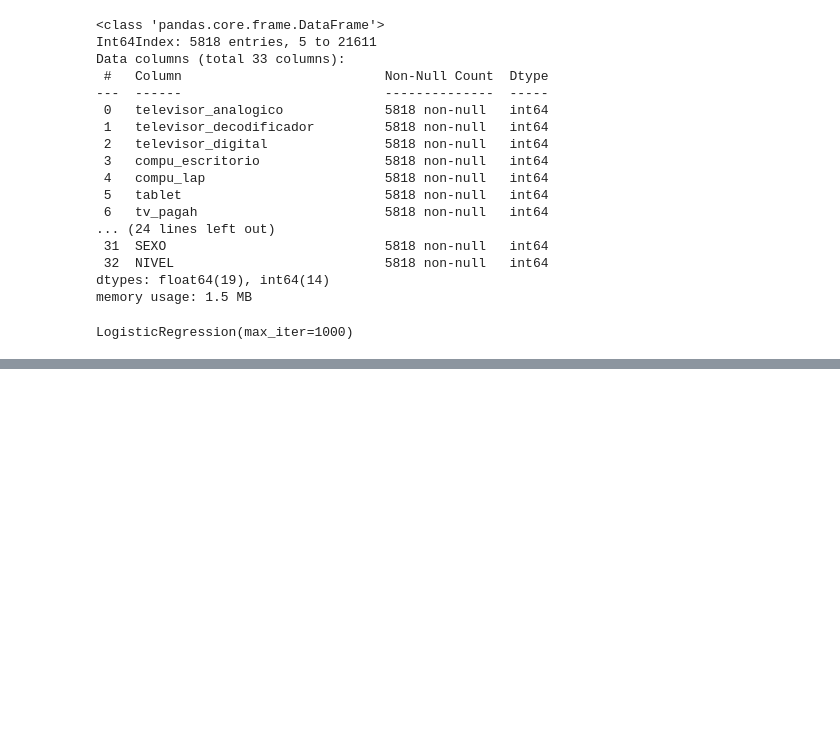
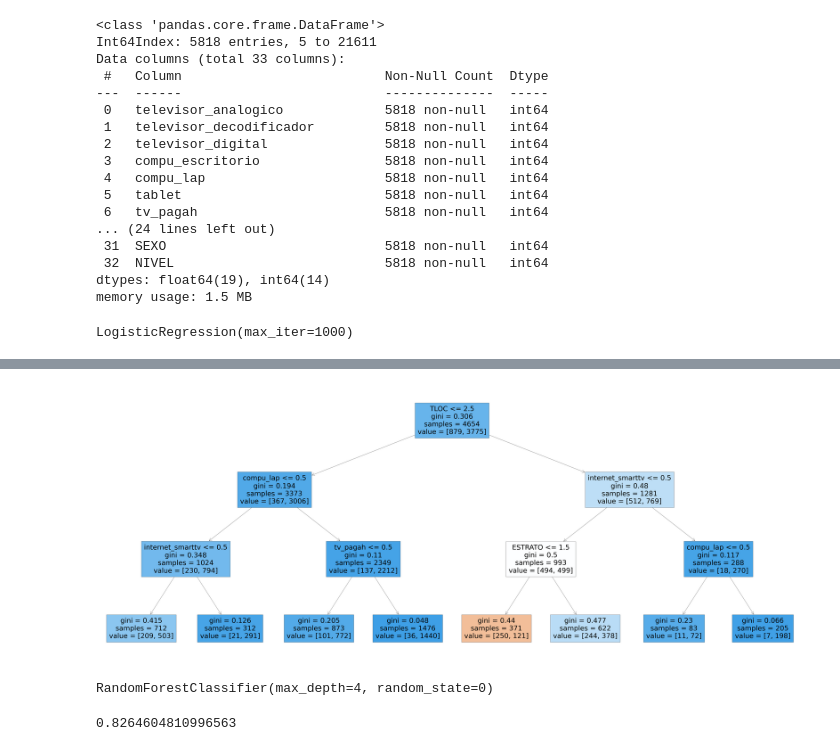
Before and after one commit to memo808/proyecto_final, a Jupyter notebook: proyecto_final.ipynb, the cells around one changed output, grey strips where cells are left out. Cells and saved outputs as stored; diff of their text form; code cells hidden in the pictures; blank space fills up the shorter version.

```diff
--- a/proyecto_final.ipynb
+++ b/proyecto_final.ipynb
@@ -1296,0 +1289,12 @@ No tienen Internet       0.85      0.98      0.91      3767
+# %%
+plt.figure(figsize=(100,40), facecolor='w')
+tree.plot_tree(classifier,
+               feature_names=X3.columns,
+               filled = True);
+# %% [output]
+[figure, added]
+# %%
+classifier= RandomForestClassifier(n_estimators=100,max_depth=4, random_state=0)
+classifier.fit(X3_train, y3_train)
+# %% [output]
+RandomForestClassifier(max_depth=4, random_state=0)
@@ -1296,0 +1303,4 @@ No tienen Internet       0.85      0.98      0.91      3767
+# %%
+accuracy_score(y3_test,y_test_pred)
+# %% [output]
+0.8264604810996563
```
Also changed, not shown: parts of 199 cells of this notebook.
